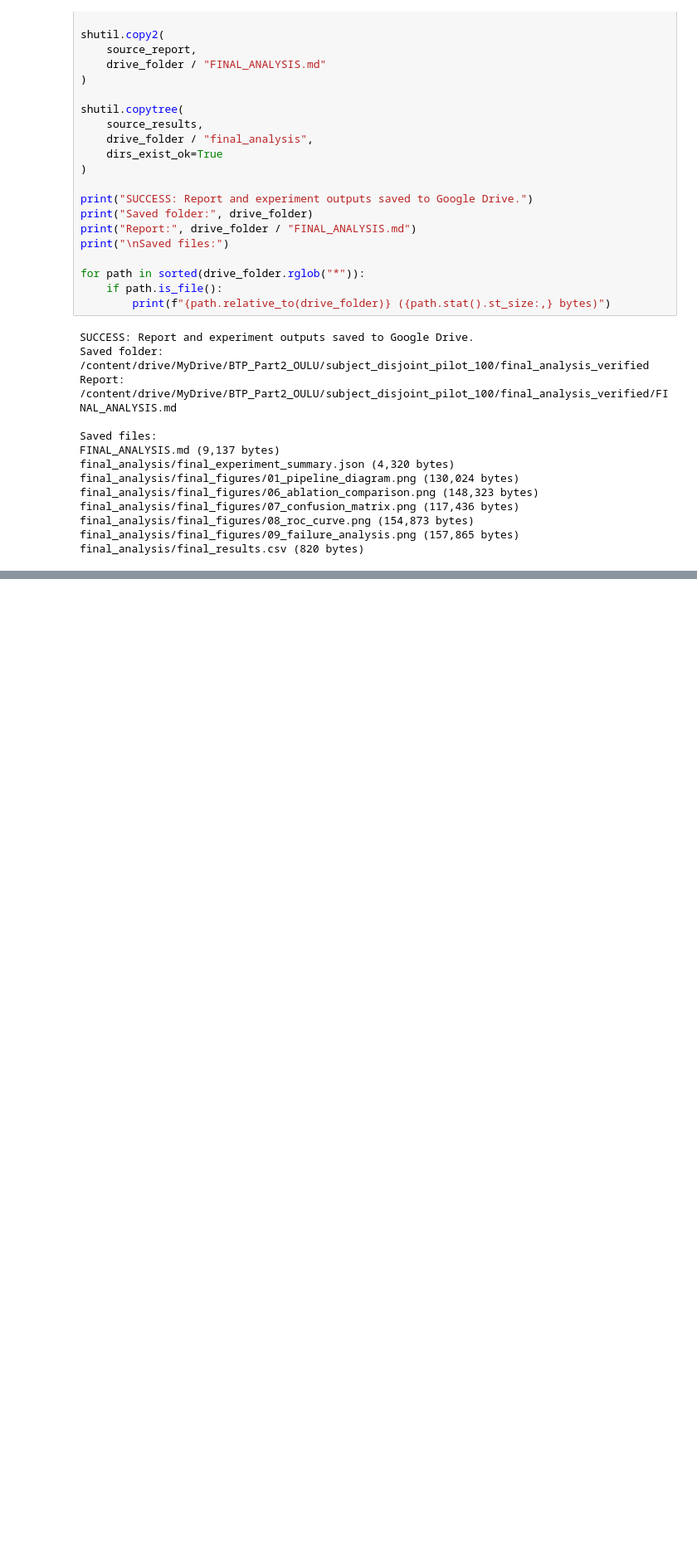
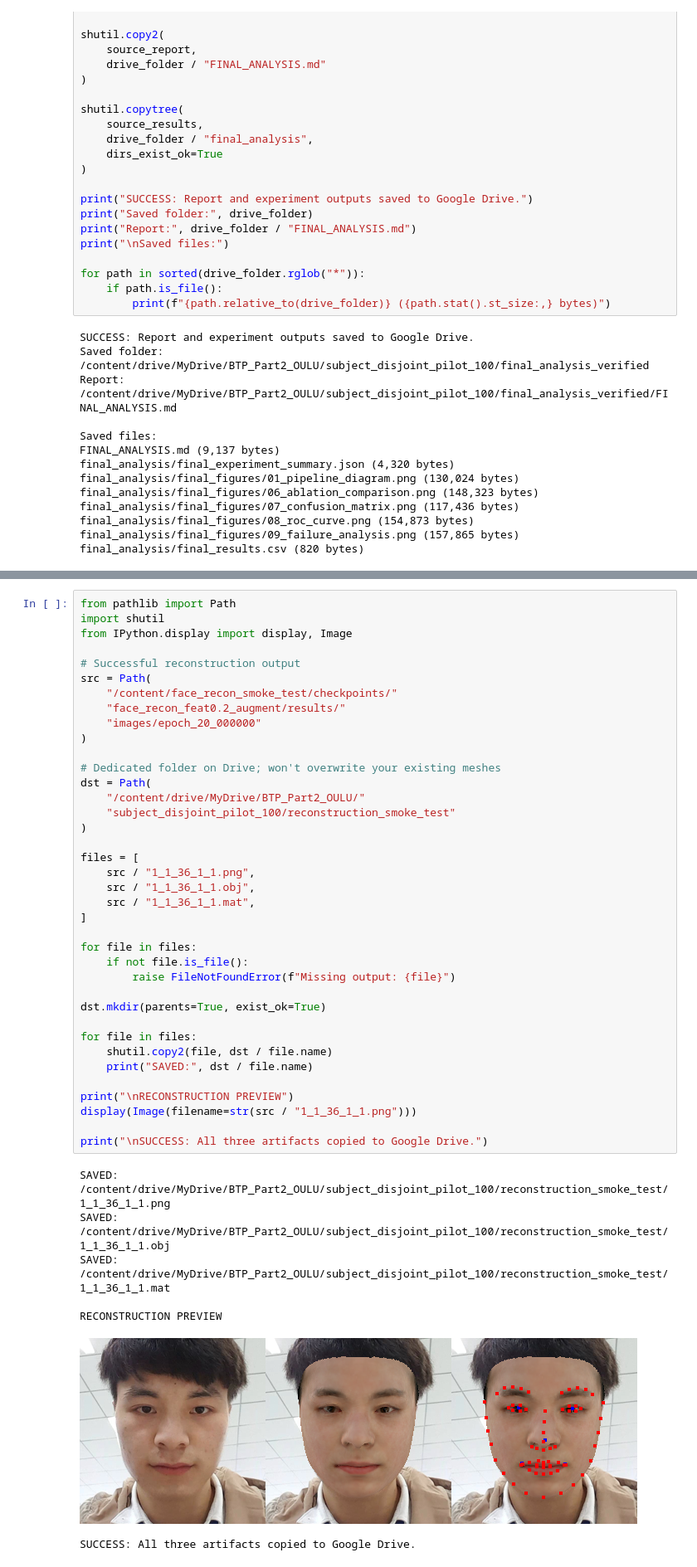
Before and after one commit to manbhavsingh/3DFaceReconstruction-With-Occlusion, a Jupyter notebook: BTP_Part2_Geometry_PAD_OULU.ipynb, the cells around one changed output, grey strips where cells are left out. Shown at 83% size. Saved outputs shown, nothing was run; the diff lists cells and outputs as text; blank space fills up the shorter version.

```diff
--- a/BTP_Part2_Geometry_PAD_OULU.ipynb
+++ b/BTP_Part2_Geometry_PAD_OULU.ipynb
@@ -1636,0 +3930,46 @@ final_analysis/final_results.csv (820 bytes)
+# %%
+from pathlib import Path
+import shutil
+from IPython.display import display, Image
+
+# Successful reconstruction output
+src = Path(
+    "/content/face_recon_smoke_test/checkpoints/"
+    "face_recon_feat0.2_augment/results/"
+    "images/epoch_20_000000"
+)
+
+# Dedicated folder on Drive; won't overwrite your existing meshes
+dst = Path(
+    "/content/drive/MyDrive/BTP_Part2_OULU/"
+    "subject_disjoint_pilot_100/reconstruction_smoke_test"
+)
+
+files = [
+    src / "1_1_36_1_1.png",
+    src / "1_1_36_1_1.obj",
+    src / "1_1_36_1_1.mat",
+]
+
+for file in files:
+    if not file.is_file():
+        raise FileNotFoundError(f"Missing output: {file}")
+
+dst.mkdir(parents=True, exist_ok=True)
+
+for file in files:
+    shutil.copy2(file, dst / file.name)
+    print("SAVED:", dst / file.name)
+
+print("\nRECONSTRUCTION PREVIEW")
+display(Image(filename=str(src / "1_1_36_1_1.png")))
+
+print("\nSUCCESS: All three artifacts copied to Google Drive.")
+# %% [output]
+SAVED: /content/drive/MyDrive/BTP_Part2_OULU/subject_disjoint_pilot_100/reconstruction_smoke_test/1_1_36_1_1.png
+SAVED: /content/drive/MyDrive/BTP_Part2_OULU/subject_disjoint_pilot_100/reconstruction_smoke_test/1_1_36_1_1.obj
+SAVED: /content/drive/MyDrive/BTP_Part2_OULU/subject_disjoint_pilot_100/reconstruction_smoke_test/1_1_36_1_1.mat
+
+RECONSTRUCTION PREVIEW
+[figure, added]
+SUCCESS: All three artifacts copied to Google Drive.
```
Also changed, not shown: parts of 24 cells of this notebook.
